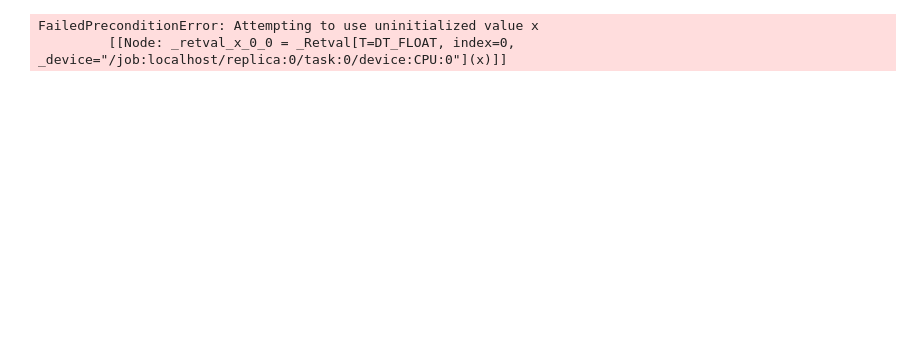
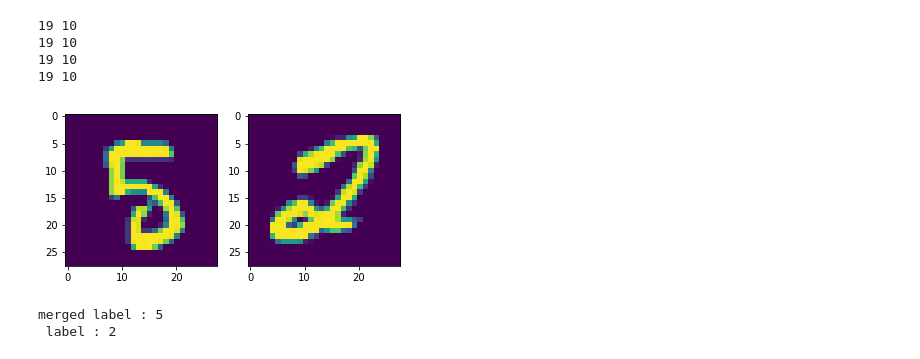
Before and after one commit to TejaSreenivas/fashion_mnist_proj, a Jupyter notebook: test.ipynb, the cells around one changed output. Cells and saved outputs as stored; diff of their text form; code cells hidden in the pictures; blank space fills up the shorter version.

```diff
--- a/test.ipynb
+++ b/test.ipynb
@@ -12,7 +7,24 @@ a = tf.get_variable("a",initializer=tf.truncated_normal([2,3]))
-# %%
-with tf.Session() as sess:
-    sess.run(tf.global_variables_initializer())
-    funct(sess)
-# %% [output]
-FailedPreconditionError: Attempting to use uninitialized value x
-         [[Node: _retval_x_0_0 = _Retval[T=DT_FLOAT, index=0, _device="/job:localhost/replica:0/task:0/device:CPU:0"](x)]]
+# %%
+from prep import mnist_funct, fashion_funct, merger
+mnist = mnist_funct()
+fashion = fashion_funct()
+merged = merger()
+# %% [output]
+19 10
+19 10
+19 10
+19 10
+# %%
+i = np.random.randint(60000)
+f = plt.figure()
+f.add_subplot(1,2, 1)
+plt.imshow(merged['train_x'][i,:,:,:].reshape(28,28))
+f.add_subplot(1,2, 2)
+plt.imshow(mnist['train_x'][i,:,:,:].reshape(28,28))
+plt.show(block=True)
+print("merged label : {}".format(merged['train_y'][i]))
+print(" label : {}".format(mnist['train_y'][i]))
+# %% [output]
+[figure, added]
+merged label : 5
+ label : 2
```
Also changed, not shown: parts of 5 cells of this notebook, 2 other files.
